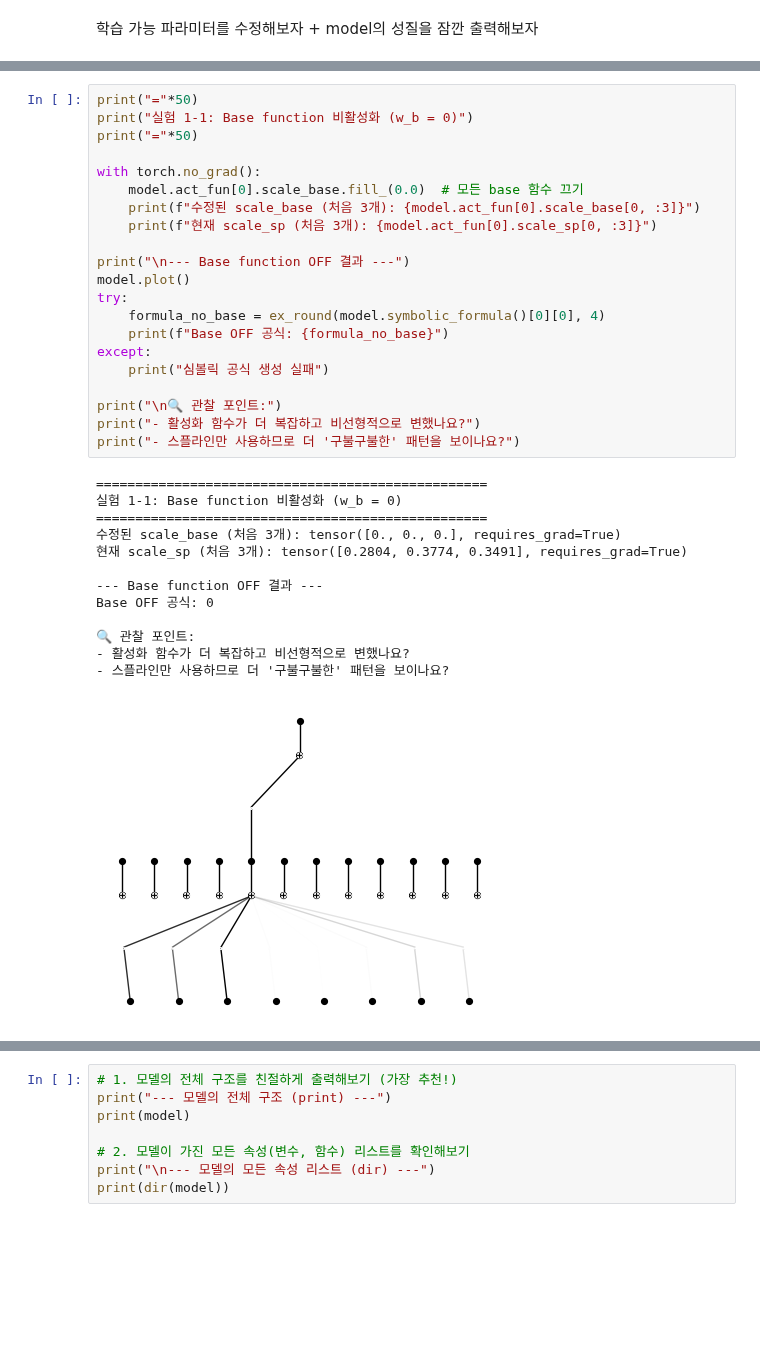
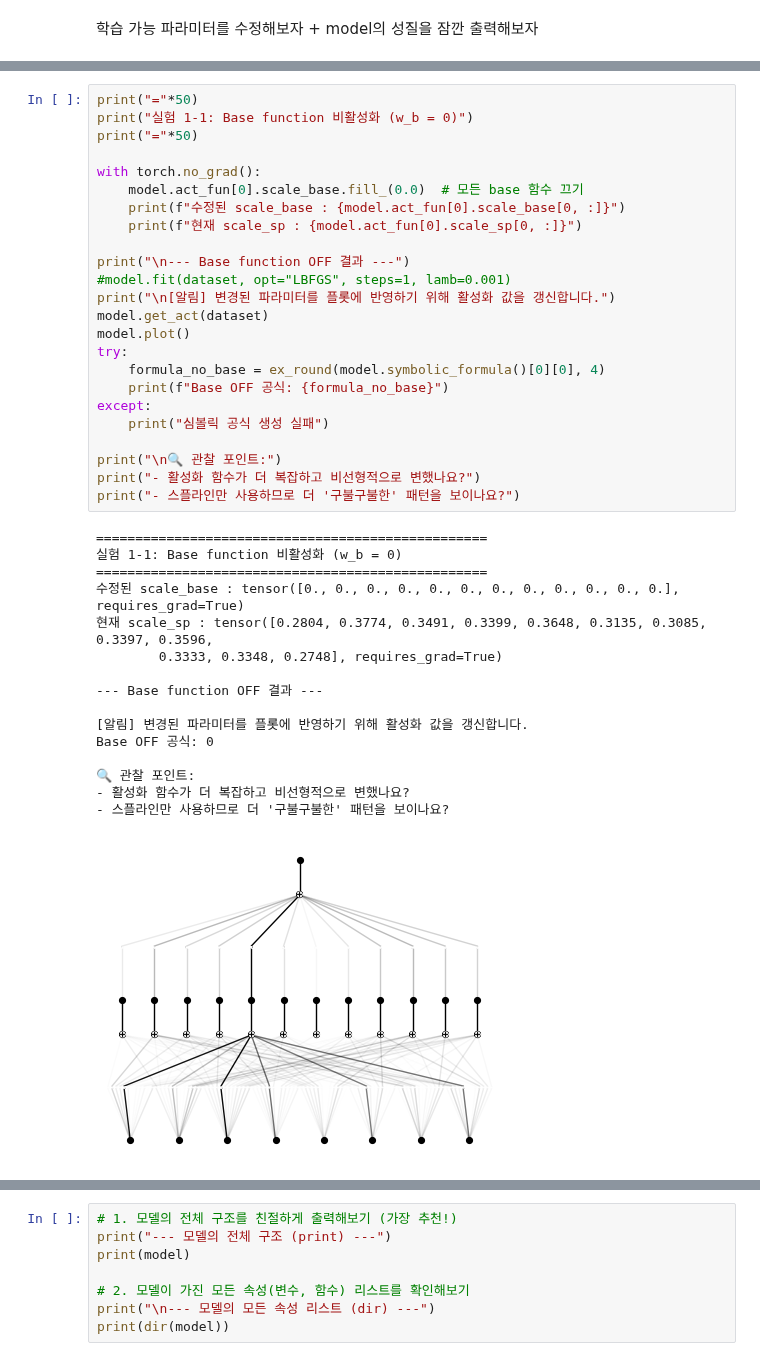
Before and after one commit to Hyein-coder/pykan, a Jupyter notebook: .github/workflows/TaeWoong/CO2RR_KAN_0826_MSP.ipynb, the cells around one changed output, grey strips where cells are left out. Cells and saved outputs as stored; diff of their text form; blank space fills up the shorter version.

```diff
--- a/.github/workflows/TaeWoong/CO2RR_KAN_0826_MSP.ipynb
+++ b/.github/workflows/TaeWoong/CO2RR_KAN_0826_MSP.ipynb
@@ -389,38 +311,44 @@ except:
 # %%
 print("="*50)
 print("실험 1-1: Base function 비활성화 (w_b = 0)")
 print("="*50)
 
 with torch.no_grad():
     model.act_fun[0].scale_base.fill_(0.0)  # 모든 base 함수 끄기
-    print(f"수정된 scale_base (처음 3개): {model.act_fun[0].scale_base[0, :3]}")
-    print(f"현재 scale_sp (처음 3개): {model.act_fun[0].scale_sp[0, :3]}")
+    print(f"수정된 scale_base : {model.act_fun[0].scale_base[0, :]}")
+    print(f"현재 scale_sp : {model.act_fun[0].scale_sp[0, :]}")
 
 print("\n--- Base function OFF 결과 ---")
+#model.fit(dataset, opt="LBFGS", steps=1, lamb=0.001)
+print("\n[알림] 변경된 파라미터를 플롯에 반영하기 위해 활성화 값을 갱신합니다.")
+model.get_act(dataset)
 model.plot()
 try:
     formula_no_base = ex_round(model.symbolic_formula()[0][0], 4)
     print(f"Base OFF 공식: {formula_no_base}")
 except:
     print("심볼릭 공식 생성 실패")
 
 print("\n🔍 관찰 포인트:")
 print("- 활성화 함수가 더 복잡하고 비선형적으로 변했나요?")
 print("- 스플라인만 사용하므로 더 '구불구불한' 패턴을 보이나요?")
 # %% [output]
 ==================================================
 실험 1-1: Base function 비활성화 (w_b = 0)
 ==================================================
-수정된 scale_base (처음 3개): tensor([0., 0., 0.], requires_grad=True)
-현재 scale_sp (처음 3개): tensor([0.2804, 0.3774, 0.3491], requires_grad=True)
+수정된 scale_base : tensor([0., 0., 0., 0., 0., 0., 0., 0., 0., 0., 0., 0.], requires_grad=True)
+현재 scale_sp : tensor([0.2804, 0.3774, 0.3491, 0.3399, 0.3648, 0.3135, 0.3085, 0.3397, 0.3596,
+        0.3333, 0.3348, 0.2748], requires_grad=True)
 
 --- Base function OFF 결과 ---
+
+[알림] 변경된 파라미터를 플롯에 반영하기 위해 활성화 값을 갱신합니다.
 Base OFF 공식: 0
 
 🔍 관찰 포인트:
 - 활성화 함수가 더 복잡하고 비선형적으로 변했나요?
 - 스플라인만 사용하므로 더 '구불구불한' 패턴을 보이나요?
-[figure, old version]
+[figure, new version]
 # %%
 print("="*50)
 print("실험 1-2: Spline function 비활성화 (w_s = 0)")
```
Also changed, not shown: parts of 30 cells of this notebook.
